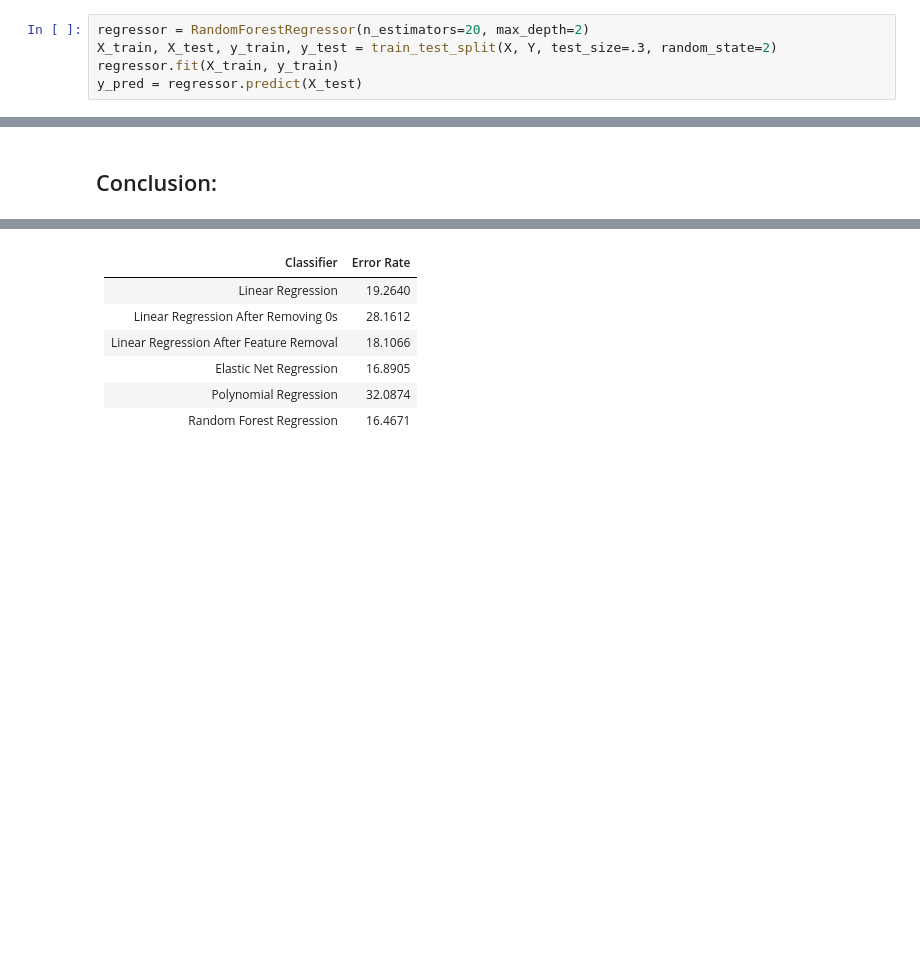
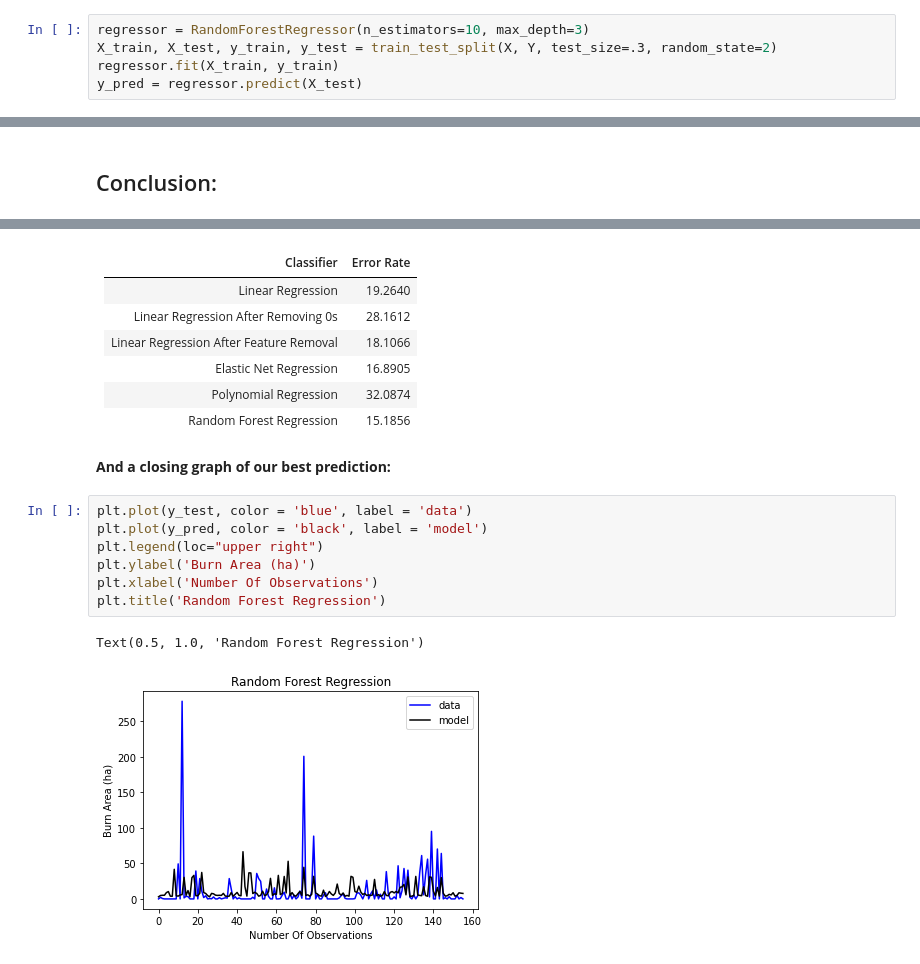
Before and after one commit to CrepeTown/ForestFireBurnAreaPrediction, a Jupyter notebook: Forest Fire Burn Area Prediction - CS345 Final Project.ipynb, the cells around one changed output, grey strips where cells are left out. Cells and saved outputs as stored; diff of their text form; blank space fills up the shorter version.

```diff
--- a/Forest Fire Burn Area Prediction - CS345 Final Project.ipynb
+++ b/Forest Fire Burn Area Prediction - CS345 Final Project.ipynb
@@ -241,5 +241,5 @@ classifier.best_params_
 # %%
-regressor = RandomForestRegressor(n_estimators=20, max_depth=2)
+regressor = RandomForestRegressor(n_estimators=10, max_depth=3)
 X_train, X_test, y_train, y_test = train_test_split(X, Y, test_size=.3, random_state=2)
 regressor.fit(X_train, y_train)
 y_pred = regressor.predict(X_test)
@@ -271,4 +277,16 @@ A significant challenge we faced throughout this project is the lack of decent c
 | Linear Regression After Feature Removal | 18.1066 |
 | Elastic Net Regression | 16.8905 |
 | Polynomial Regression | 32.0874 |
-| Random Forest Regression | 16.4671 |
+| Random Forest Regression | 15.1856 |
+# %% [markdown]
+**And a closing graph of our best prediction:**
+# %%
+plt.plot(y_test, color = 'blue', label = 'data')
+plt.plot(y_pred, color = 'black', label = 'model')
+plt.legend(loc="upper right")
+plt.ylabel('Burn Area (ha)')
+plt.xlabel('Number Of Observations')
+plt.title('Random Forest Regression')
+# %% [output]
+Text(0.5, 1.0, 'Random Forest Regression')
+[figure, added]
```
Also changed, not shown: parts of 8 cells of this notebook.
